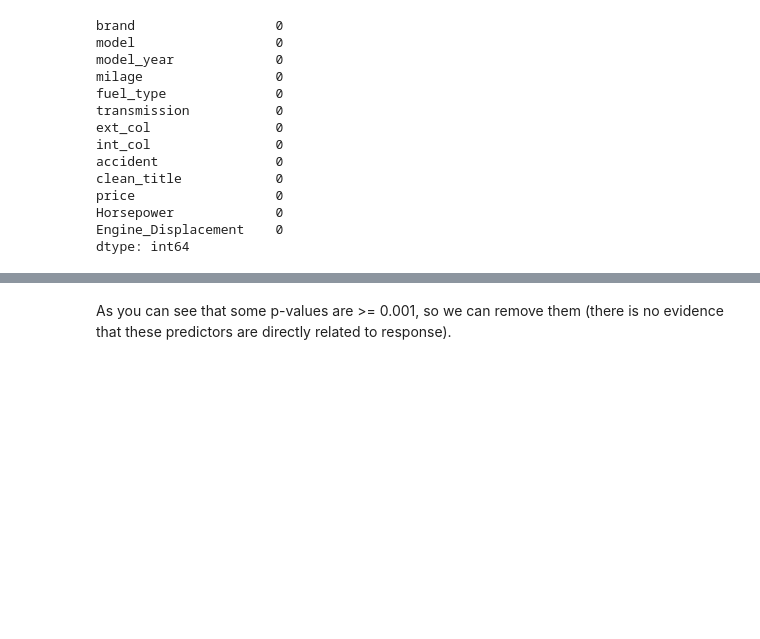
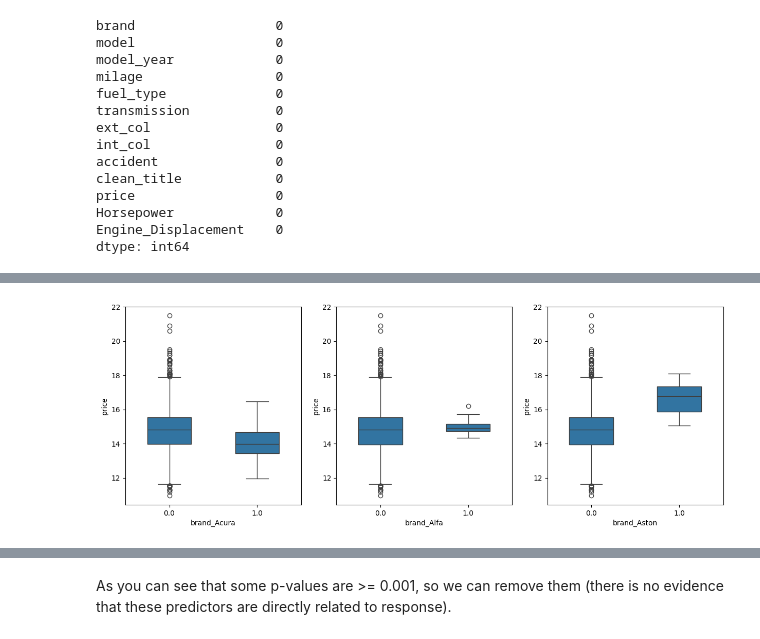
Before and after one commit to abderraouf-000/Used-cars-prediction, a Jupyter notebook: predictionSystem.ipynb, the cells around one changed output, grey strips where cells are left out. Drawn from its saved outputs; the diff is of its cells as text; code cells hidden in the pictures; blank space fills up the shorter version.

Commit message:
improve data wrangling

```diff
--- a/predictionSystem.ipynb
+++ b/predictionSystem.ipynb
@@ -93,6 +93,7 @@ df
 # %% [markdown]
 Extracting new features (Horsepower, engine's displacement, engine configuration) from the engine column.
 # %%
+
 df.iloc[10:30]
 
 def extract_engine_attributes(engine_str):
@@ -108,5 +109,5 @@ df['Horsepower'] = pd.to_numeric(df['Horsepower'], errors = 'coerce')
 df['Engine_Displacement'] = df['Engine_Displacement'].str.replace('L', '')
 df['Engine_Displacement'] = pd.to_numeric(df['Engine_Displacement'], errors = 'coerce')
 
-df['Horsepower'].fillna(df['Horsepower'].mean(), inplace = True)
-df['Engine_Displacement'].fillna(df['Engine_Displacement'].mean(), inplace = True)
+df['Horsepower'] = df['Horsepower'].fillna(df['Horsepower'].mean());
+df['Engine_Displacement'] = df['Engine_Displacement'].fillna(df['Engine_Displacement'].mean());
@@ -227,0 +163,5 @@ df = X_num.join(one_hot_features);
+# %%
+from scipy import stats;
+coef,p = stats.pearsonr(df['Horsepower'],df['price']);
+print(coef , p);
+# print(df.corr()['price']);
@@ -227,0 +174,10 @@ df = X_num.join(one_hot_features);
+# %%
+unrelated = [];
+for col in df.columns:
+    if not col=='price':
+        print(col)
+        coef,p = stats.pearsonr(df[col],df['price']);
+        print(coef,p)
+        if p >= 0.001:
+            unrelated.append(col);
+            # df.drop(columns=col,inplace=True);
@@ -227,0 +202,14 @@ df = X_num.join(one_hot_features);
+# %%
+import seaborn as sns
+fig,axes = plt.subplots(1,3 , figsize = (15,5))
+df_2 = df;
+df_2['price'] = np.log2(df['price']) ;
+for i in range(3):
+    sns.boxplot(x = unrelated[i] , y = 'price' , data = df_2 , width=0.5 , ax=axes[i]);
+# plt.ylim(0, 10000)
+
+# coef,p = stats.pearsonr(df['int_col_Yellow'],df['price'])
+# print(coef , p);
+plt.show()
+# %% [output]
+[figure, added]
```
Also changed, not shown: parts of 12 cells of this notebook.
